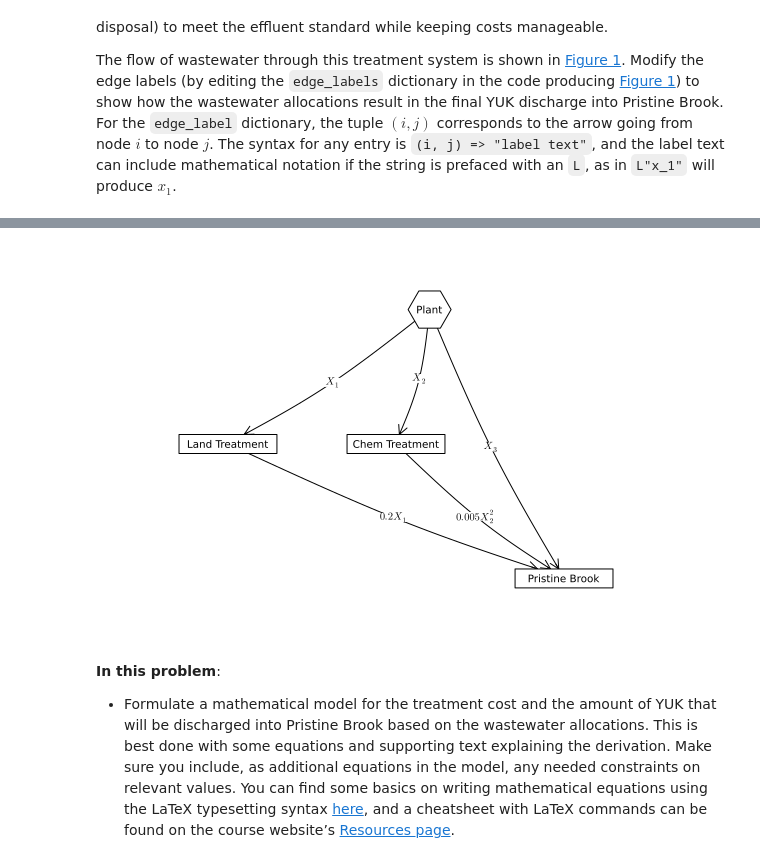
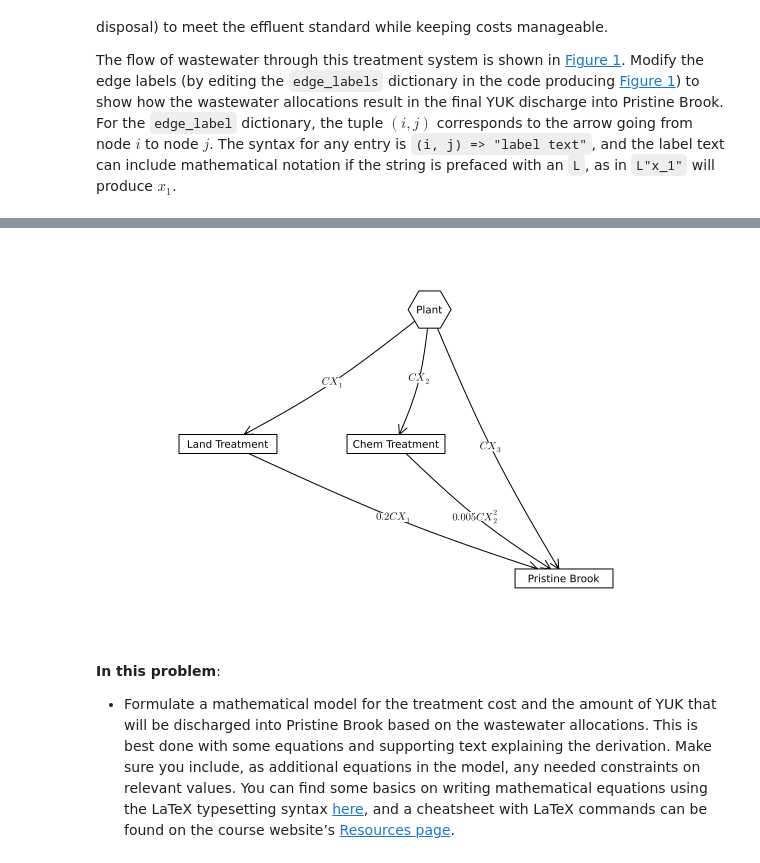
Before and after one commit to BEE4750-FA24/hw1-arischor, a Jupyter notebook: hw01.ipynb, the cells around one changed output, grey strips where cells are left out. Cells and saved outputs as stored; diff of their text form; code cells hidden in the pictures.

```diff
--- a/hw01.ipynb
+++ b/hw01.ipynb
@@ -267,20 +279,20 @@ In the following code cell, I labeled the different parts of the diagram with th
 # %%
 A = [0 1 1 1;
     0 0 0 1;
     0 0 0 1;
     0 0 0 0]
 
 names = ["Plant", "Land Treatment", "Chem Treatment", "Pristine Brook"]
 # modify this dictionary to add labels
-edge_labels = Dict((1, 2) => L"X_1", (1,3) => L"X_2", (1, 4) => L"X_3",(2, 4) => L"0.2X_1",(3, 4) => L"0.005X_2^2")
+edge_labels = Dict((1, 2) => L"CX_1", (1,3) => L"CX_2", (1, 4) => L"CX_3",(2, 4) => L"0.2CX_1",(3, 4) => L"0.005CX_2^2")
 shapes=[:hexagon, :rect, :rect, :rect, :hexagon]
 xpos = [0, -1.5, -0.25, 1]
 ypos = [1, 0, 0, -1]
 
 p = graphplot(A, names=names,edgelabel=edge_labels, markersize=0.15, markershapes=shapes, markercolor=:white, x=xpos, y=ypos)
 display(p)
 # %% [output]
-[figure, old version]
+[figure, new version]
 # %% [markdown]
 **In this problem**:
 
```
Also changed, not shown: parts of 9 cells of this notebook.
